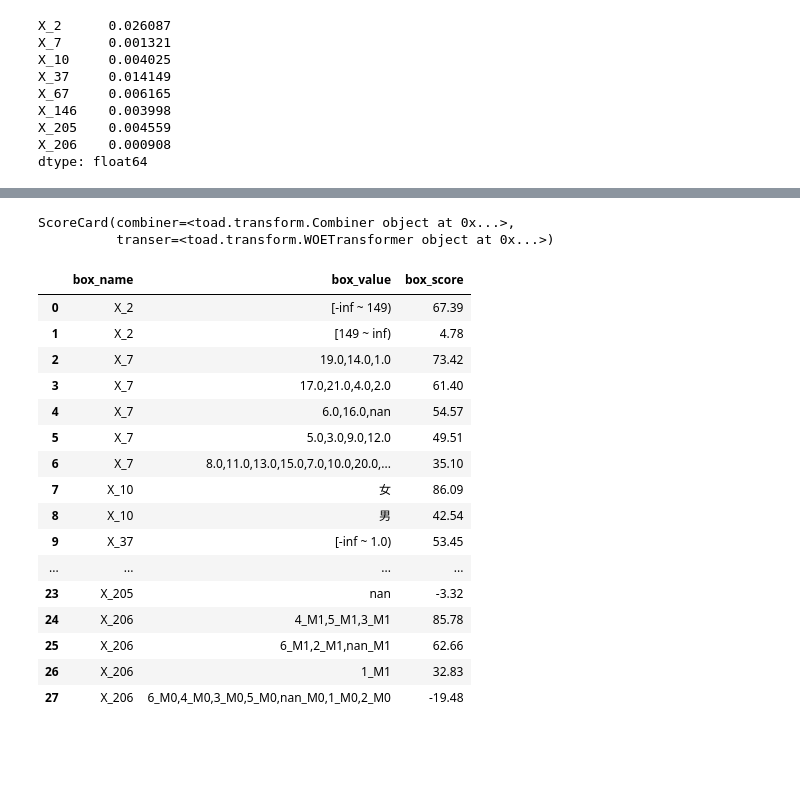
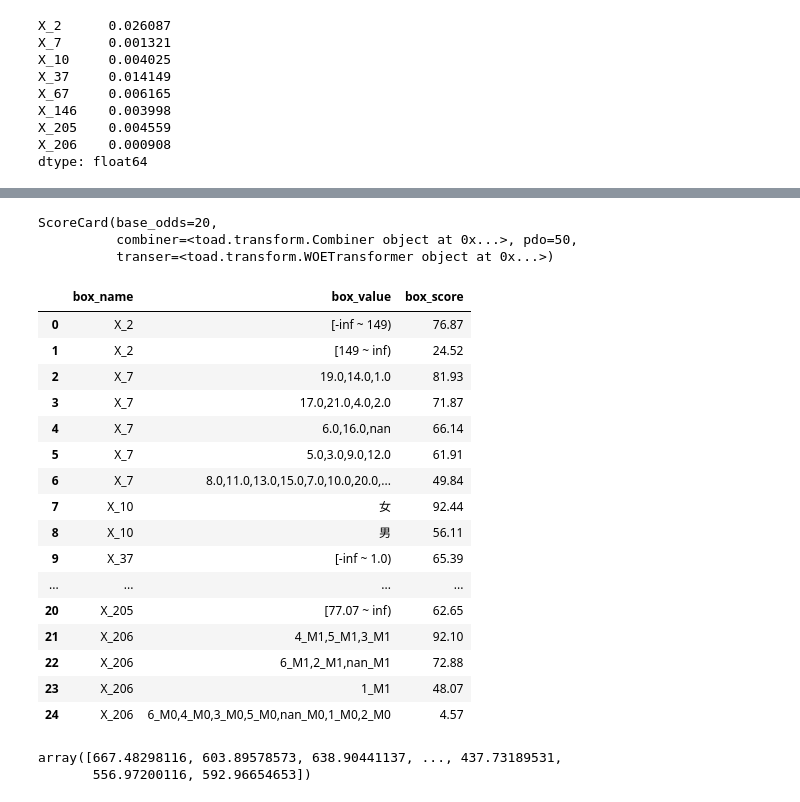
Before and after one commit to huanxu767/AI-python, a Jupyter notebook: givemesomecredit/thesis.ipynb, the cells around one changed output, grey strips where cells are left out. Saved outputs shown, nothing was run; the diff lists cells and outputs as text; code cells hidden in the pictures; blank space fills up the shorter version.

```diff
--- a/givemesomecredit/thesis.ipynb
+++ b/givemesomecredit/thesis.ipynb
@@ -509,46 +576,47 @@ card = toad.ScoreCard(
     transer = transer,
     class_weight = 'balanced',
     # C=0.1,
-    # base_score = 600,
-    # base_odds = 35 ,
-    # pdo = 60,
-    # rate = 2
+    base_score = 750,
+    base_odds = 20 ,
+    pdo = 50,
+    rate = 2
 )
 
 card.fit(final_data[col], final_data['target'])
 # %% [output]
-ScoreCard(combiner=<toad.transform.Combiner object at 0x...>,
+ScoreCard(base_odds=20,
+          combiner=<toad.transform.Combiner object at 0x...>, pdo=50,
           transer=<toad.transform.WOETransformer object at 0x...>)
 # %%
-card.export()
+# card.export()
 l_box_name = []
 l_box_value = []
 l_box_score = []
 for key in card.export().keys():
     for box_value in card.export().get(key):
         l_box_name.append(key)
         #         print(box_value)
         l_box_value.append(box_value)
         #         print(card.export().get(key).get(box_value))
         l_box_score.append(card.export().get(key).get(box_value))
 
 score_card = pd.DataFrame({'box_name':l_box_name,'box_value':l_box_value,'box_score':l_box_score})
 score_card.head(100)
 # %% [output]
 |  | box_name | box_value | box_score |
-| 0 | X_2 | [-inf ~ 149) | 67.39 |
-| 1 | X_2 | [149 ~ inf) | 4.78 |
-| 2 | X_7 | 19.0,14.0,1.0 | 73.42 |
-| 3 | X_7 | 17.0,21.0,4.0,2.0 | 61.40 |
-| 4 | X_7 | 6.0,16.0,nan | 54.57 |
-| 5 | X_7 | 5.0,3.0,9.0,12.0 | 49.51 |
-| 6 | X_7 | 8.0,11.0,13.0,15.0,7.0,10.0,20.0,... | 35.10 |
-| 7 | X_10 | 女 | 86.09 |
-| 8 | X_10 | 男 | 42.54 |
-| 9 | X_37 | [-inf ~ 1.0) | 53.45 |
+| 0 | X_2 | [-inf ~ 149) | 76.87 |
+| 1 | X_2 | [149 ~ inf) | 24.52 |
+| 2 | X_7 | 19.0,14.0,1.0 | 81.93 |
+| 3 | X_7 | 17.0,21.0,4.0,2.0 | 71.87 |
+| 4 | X_7 | 6.0,16.0,nan | 66.14 |
+| 5 | X_7 | 5.0,3.0,9.0,12.0 | 61.91 |
+| 6 | X_7 | 8.0,11.0,13.0,15.0,7.0,10.0,20.0,... | 49.84 |
+| 7 | X_10 | 女 | 92.44 |
+| 8 | X_10 | 男 | 56.11 |
+| 9 | X_37 | [-inf ~ 1.0) | 65.39 |
 | ... | ... | ... | ... |
-| 23 | X_205 | nan | -3.32 |
-| 24 | X_206 | 4_M1,5_M1,3_M1 | 85.78 |
-| 25 | X_206 | 6_M1,2_M1,nan_M1 | 62.66 |
-| 26 | X_206 | 1_M1 | 32.83 |
-| 27 | X_206 | 6_M0,4_M0,3_M0,5_M0,nan_M0,1_M0,2_M0 | -19.48 |
+| 20 | X_205 | [77.07 ~ inf) | 62.65 |
+| 21 | X_206 | 4_M1,5_M1,3_M1 | 92.10 |
+| 22 | X_206 | 6_M1,2_M1,nan_M1 | 72.88 |
+| 23 | X_206 | 1_M1 | 48.07 |
+| 24 | X_206 | 6_M0,4_M0,3_M0,5_M0,nan_M0,1_M0,2_M0 | 4.57 |
@@ -555 +627,7 @@ score_card.head(100)
+# %%
+
+score_train
+# %% [output]
+array([667.48298116, 603.89578573, 638.90441137, ..., 437.73189531,
+       556.97200116, 592.96654653])
 # %%
```
Also changed, not shown: parts of 12 cells of this notebook, 1 other file.
